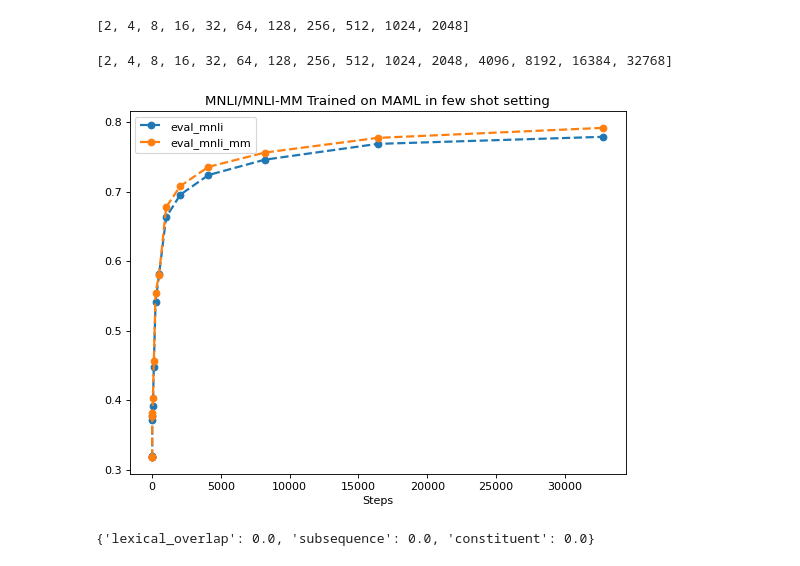
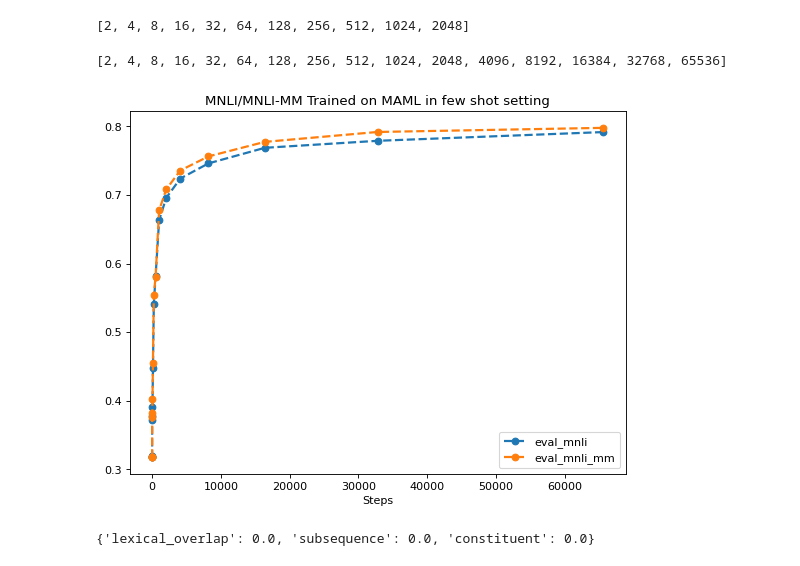
Before and after one commit to prajjwal1/generalize_lm_nli, a Jupyter notebook: nbs/graph_plots.ipynb, the cells around one changed output. Drawn from its saved outputs; the diff is of its cells as text; code cells hidden in the pictures.

```diff
--- a/nbs/graph_plots.ipynb
+++ b/nbs/graph_plots.ipynb
@@ -525,36 +526,36 @@ df['mnli-mm'].values[4]
 # %%
 plt.figure(num=None, figsize=(8, 6), dpi=80, facecolor='w', edgecolor='k')
 
 columns = ['mnli', 'mnli-mm']
-x = [2**i for i in range(1, 16)]
+x = [2**i for i in range(1, 17)]
 print(x)
 
 eval_loss = df[column].values[0]
 eval_acc = df[column].values[1]
 eval_f1 = df[column].values[2]
 eval_acc_and_f1 = df[column].values[3]
 eval_acc_mnli = df[columns[0]].values[4]
 eval_acc_mnli_mm = df[columns[1]].values[4]
 
 
 #plt.plot(x, eval_loss, label = 'eval loss')
 #plt.plot(x,  eval_acc, label = 'eval acc')
 #plt.plot(x, eval_f1, label = 'eval f1')
 #plt.plot(x, eval_acc_and_f1, label = 'eval_acc_and_f1')
 plt.plot(x, eval_acc_mnli, label = 'eval_mnli', marker='o',
          linestyle='dashed',linewidth=2, markersize=6)
 plt.plot(x, eval_acc_mnli_mm, label = 'eval_mnli_mm', marker='o',
          linestyle='dashed',linewidth=2, markersize=6)
 
 plt.legend()
 plt.xlabel('Steps')
 # plt.ylabel('Evaluation Accuracy')
 plt.title('MNLI/MNLI-MM Trained on MAML in few shot setting')
 #plt.savefig('/home/nlp/transformers-importance-sampling/figs/512_centroids_epoch_acc.png')
 plt.show()
 # %% [output]
-[2, 4, 8, 16, 32, 64, 128, 256, 512, 1024, 2048, 4096, 8192, 16384, 32768]
+[2, 4, 8, 16, 32, 64, 128, 256, 512, 1024, 2048, 4096, 8192, 16384, 32768, 65536]
-[figure, old version]
+[figure, new version]
 # %%
 hans_prediction_file_names = []
 for string in os.listdir('/home/nlp/experiments/meta_2/'):
```
Also changed, not shown: parts of 6 cells of this notebook, 1 other file.
